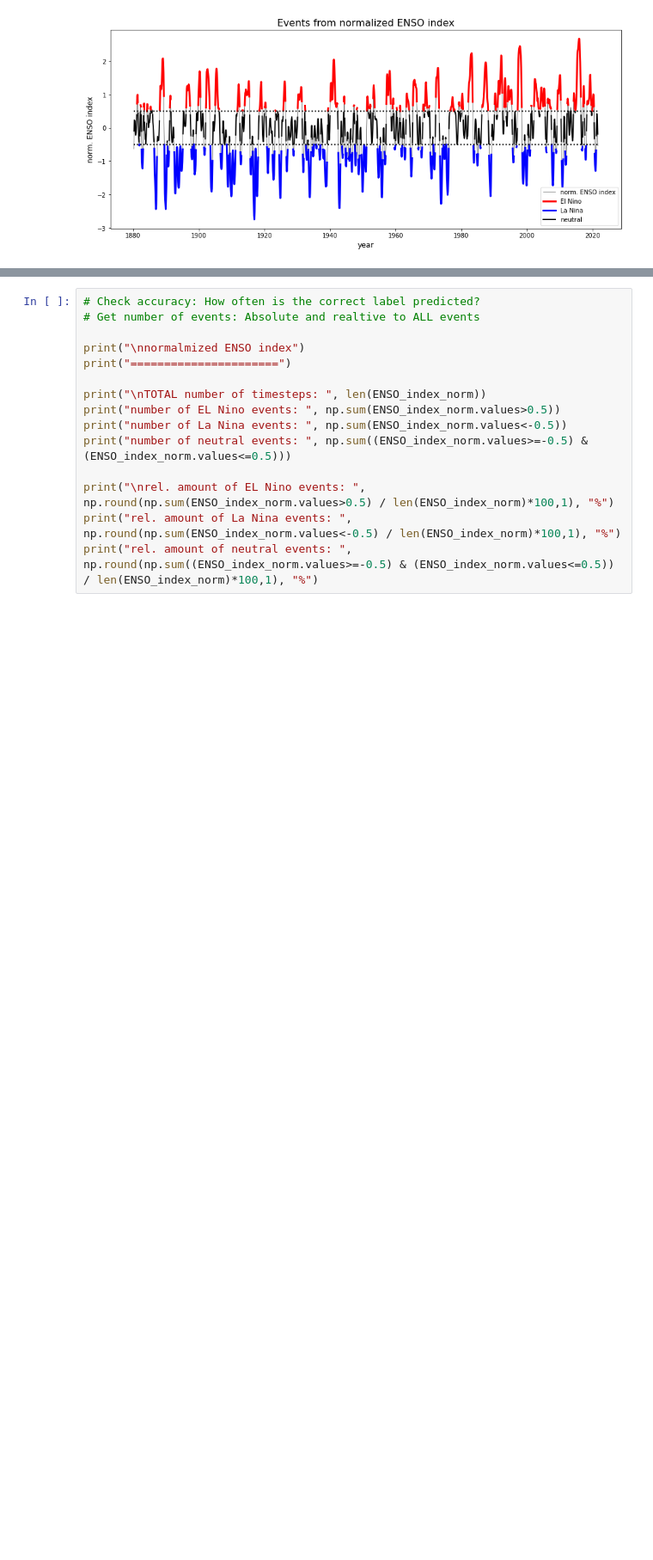
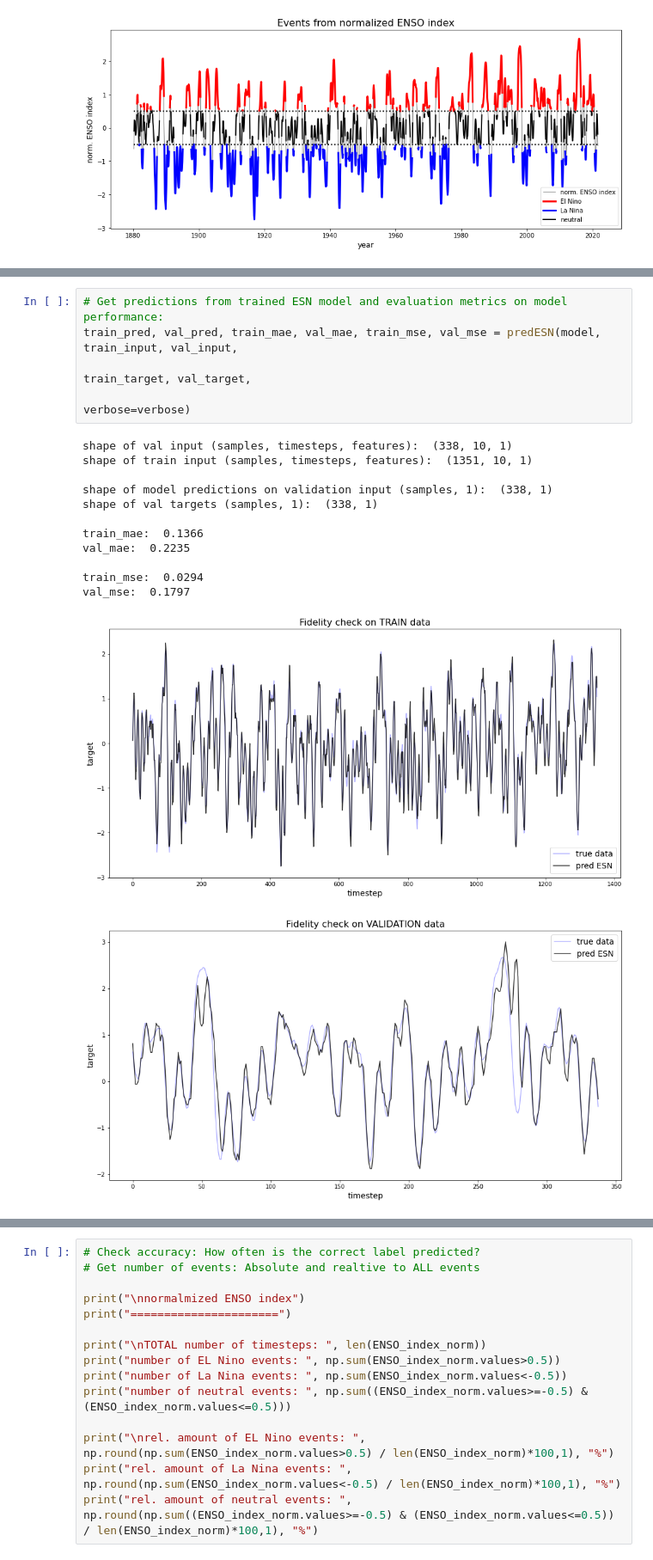
Before and after one commit to MarcoLandtHayen/EchoStateNetworks, a Jupyter notebook: notebooks/ESN_exp06_ENSO.ipynb, the cells around one changed output, grey strips where cells are left out. Shown at 86% size. Saved outputs shown, nothing was run; the diff lists cells and outputs as text; blank space fills up the shorter version.

```diff
--- a/notebooks/ESN_exp06_ENSO.ipynb
+++ b/notebooks/ESN_exp06_ENSO.ipynb
@@ -404,0 +305,19 @@ plt.show()
+# %%
+# Get predictions from trained ESN model and evaluation metrics on model performance:
+train_pred, val_pred, train_mae, val_mae, train_mse, val_mse = predESN(model, train_input, val_input,
+                                                                       train_target, val_target,
+                                                                       verbose=verbose)
+# %% [output]
+shape of val input (samples, timesteps, features):  (338, 10, 1)
+shape of train input (samples, timesteps, features):  (1351, 10, 1)
+
+shape of model predictions on validation input (samples, 1):  (338, 1)
+shape of val targets (samples, 1):  (338, 1)
+
+train_mae:  0.1366
+val_mae:  0.2235
+
+train_mse:  0.0294
+val_mse:  0.1797
+[figure, added]
+[figure, added]
```
Also changed, not shown: parts of 19 cells of this notebook, 1 other file.
